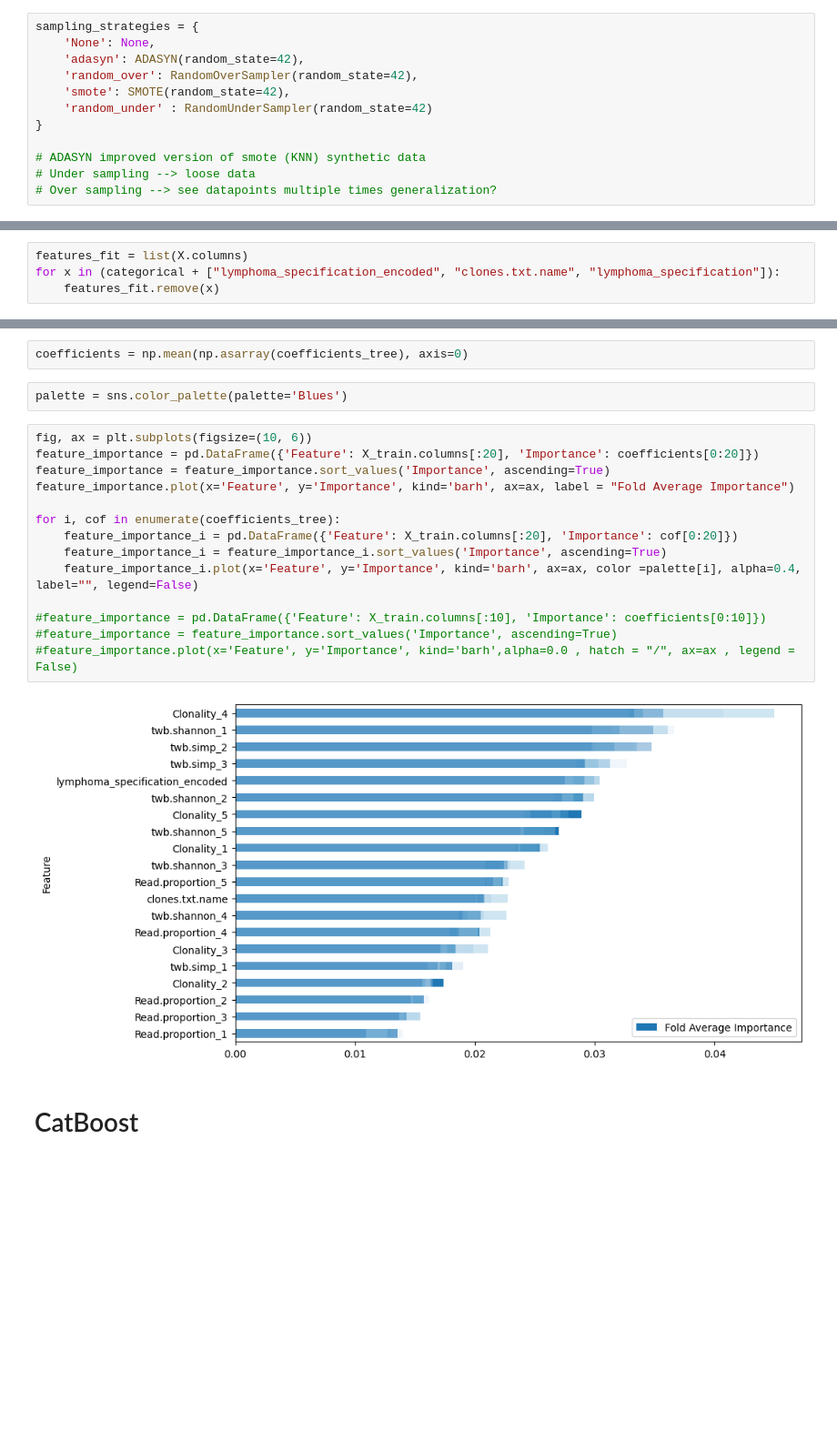
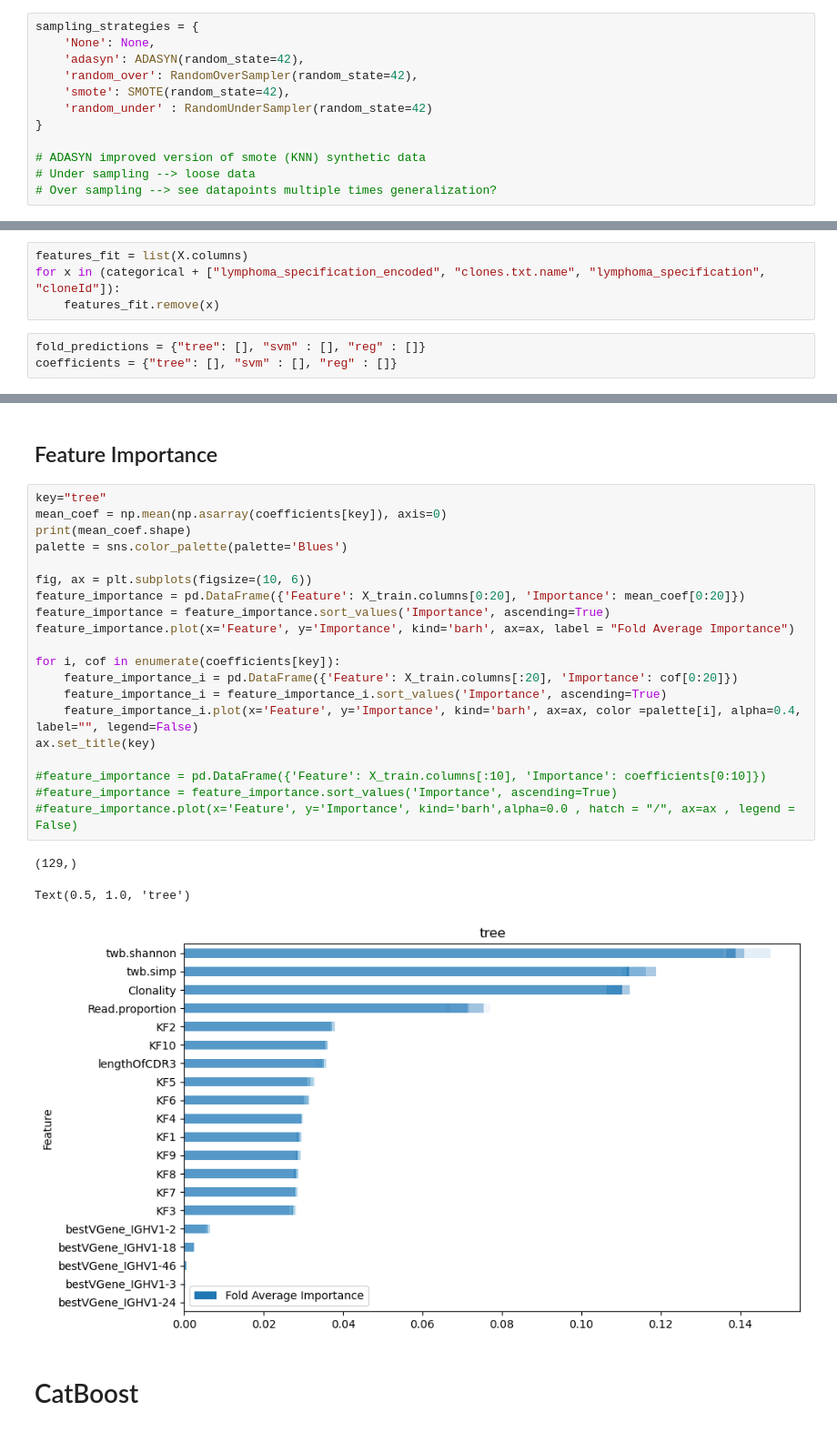
Before and after one commit to paulovic96/immusign, a Jupyter notebook: immusign_data_analysis.ipynb, the cells around one changed output, grey strips where cells are left out. Shown: that part at 91% size. Drawn from its saved outputs; the diff is of its cells as text; blank space fills up the shorter version.

```diff
--- a/immusign_data_analysis.ipynb
+++ b/immusign_data_analysis.ipynb
@@ -1051,5 +827,8 @@ from sklearn.ensemble import RandomForestClassifier
 # %%
 features_fit = list(X.columns)
-for x in (categorical + ["lymphoma_specification_encoded", "clones.txt.name", "lymphoma_specification"]):
+for x in (categorical + ["lymphoma_specification_encoded", "clones.txt.name", "lymphoma_specification", "cloneId"]):
     features_fit.remove(x)
+# %%
+fold_predictions = {"tree": [], "svm" : [], "reg" : []}
+coefficients = {"tree": [], "svm" : [], "reg" : []}
 # %%
@@ -1132,23 +948,29 @@ disp.plot(ax=ax)
-# %%
-coefficients = np.mean(np.asarray(coefficients_tree), axis=0)
-# %%
-palette = sns.color_palette(palette='Blues')
-# %%
-fig, ax = plt.subplots(figsize=(10, 6))
-feature_importance = pd.DataFrame({'Feature': X_train.columns[:20], 'Importance': coefficients[0:20]})
-feature_importance = feature_importance.sort_values('Importance', ascending=True)
-feature_importance.plot(x='Feature', y='Importance', kind='barh', ax=ax, label = "Fold Average Importance")
-
-for i, cof in enumerate(coefficients_tree):
-    feature_importance_i = pd.DataFrame({'Feature': X_train.columns[:20], 'Importance': cof[0:20]})
-    feature_importance_i = feature_importance_i.sort_values('Importance', ascending=True)
-    feature_importance_i.plot(x='Feature', y='Importance', kind='barh', ax=ax, color =palette[i], alpha=0.4, label="", legend=False)
-
-#feature_importance = pd.DataFrame({'Feature': X_train.columns[:10], 'Importance': coefficients[0:10]})
-#feature_importance = feature_importance.sort_values('Importance', ascending=True)
-#feature_importance.plot(x='Feature', y='Importance', kind='barh',alpha=0.0 , hatch = "/", ax=ax , legend = False)
-# %% [output]
-[figure, removed]
+# %% [markdown]
+## Feature Importance
+# %%
+key="tree"
+mean_coef = np.mean(np.asarray(coefficients[key]), axis=0)
+print(mean_coef.shape)
+palette = sns.color_palette(palette='Blues')
+
+fig, ax = plt.subplots(figsize=(10, 6))
+feature_importance = pd.DataFrame({'Feature': X_train.columns[0:20], 'Importance': mean_coef[0:20]})
+feature_importance = feature_importance.sort_values('Importance', ascending=True)
+feature_importance.plot(x='Feature', y='Importance', kind='barh', ax=ax, label = "Fold Average Importance")
+
+for i, cof in enumerate(coefficients[key]):
+    feature_importance_i = pd.DataFrame({'Feature': X_train.columns[:20], 'Importance': cof[0:20]})
+    feature_importance_i = feature_importance_i.sort_values('Importance', ascending=True)
+    feature_importance_i.plot(x='Feature', y='Importance', kind='barh', ax=ax, color =palette[i], alpha=0.4, label="", legend=False)
+ax.set_title(key)
+
+#feature_importance = pd.DataFrame({'Feature': X_train.columns[:10], 'Importance': coefficients[0:10]})
+#feature_importance = feature_importance.sort_values('Importance', ascending=True)
+#feature_importance.plot(x='Feature', y='Importance', kind='barh',alpha=0.0 , hatch = "/", ax=ax , legend = False)
+# %% [output]
+(129,)
+Text(0.5, 1.0, 'tree')
+[figure, added]
 # %% [markdown]
 # CatBoost
 # %%
```
Also changed, not shown: parts of 106 cells of this notebook.
